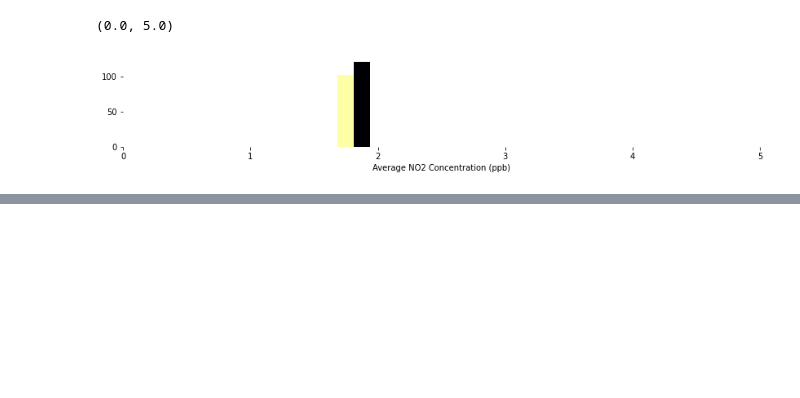
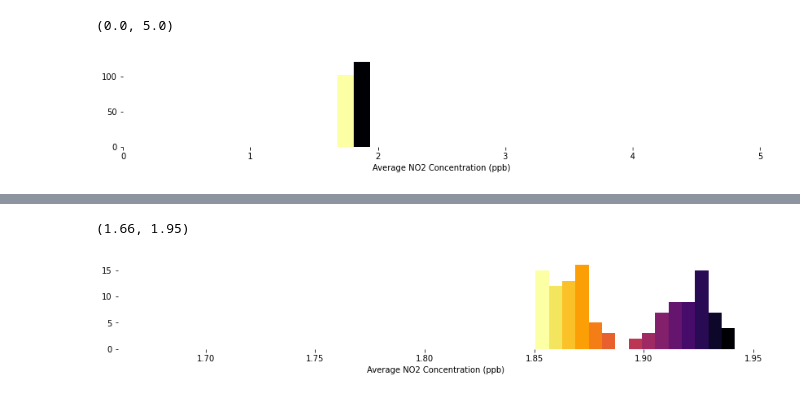
Before and after one commit to v4vigtory/Hyperlocal-Air-Quality-Prediction-in-Houston-neighborhoods, a Jupyter notebook: notebooks/models/prediction.ipynb, the cells around one changed output, grey strips where cells are left out. Saved outputs shown, nothing was run; the diff lists cells and outputs as text; code cells hidden in the pictures; blank space fills up the shorter version.

```diff
--- a/notebooks/models/prediction.ipynb
+++ b/notebooks/models/prediction.ipynb
@@ -316,3 +313,6 @@ plt.xlim(0,5)
 # %% [output]
 (0.0, 5.0)
 [figure]
+# %%
+df_no2_predict_nbhnums = df_no2_predict.join(neighborhood_ref)
+df_no2_predict_nbhnums
@@ -318,0 +333,3 @@ plt.xlim(0,5)
+# %%
+df1 = df_no2_predict_nbhnums[df_no2_predict_nbhnums["neighborhood"] == 1]
+df1
@@ -318,0 +367,24 @@ plt.xlim(0,5)
+# %%
+# Neighborhood 1
+# Histogram
+fig, ax = plt.subplots(figsize = (14, 2))
+n, bins, patches = plt.hist(df1["no2_predicted"], bins = 15)
+
+cm = plt.cm.get_cmap('inferno')
+bin_centers = 0.5 * (bins[:-1] + bins[1:])
+
+# scale values to interval [0,1]
+col = bin_centers - max(bin_centers)
+col /= min(col)
+
+for c, p in zip(col, patches):
+    plt.setp(p, 'facecolor', cm(c))
+
+ax.set_xlabel("Average NO2 Concentration (ppb)")
+for ax, spine in ax.spines.items():
+    spine.set_visible(False)
+
+plt.xlim(1.66, 1.95)
+# %% [output]
+(1.66, 1.95)
+[figure, added]
```
Also changed, not shown: parts of 14 cells of this notebook.
